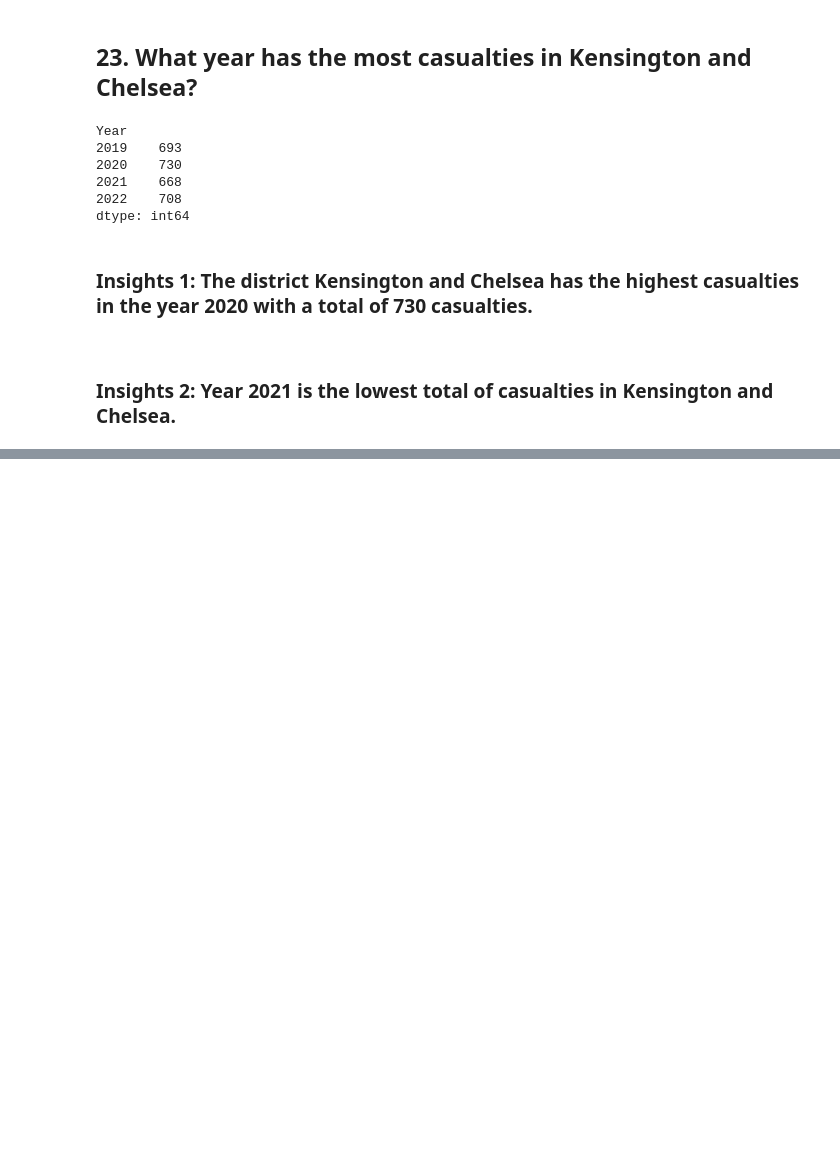
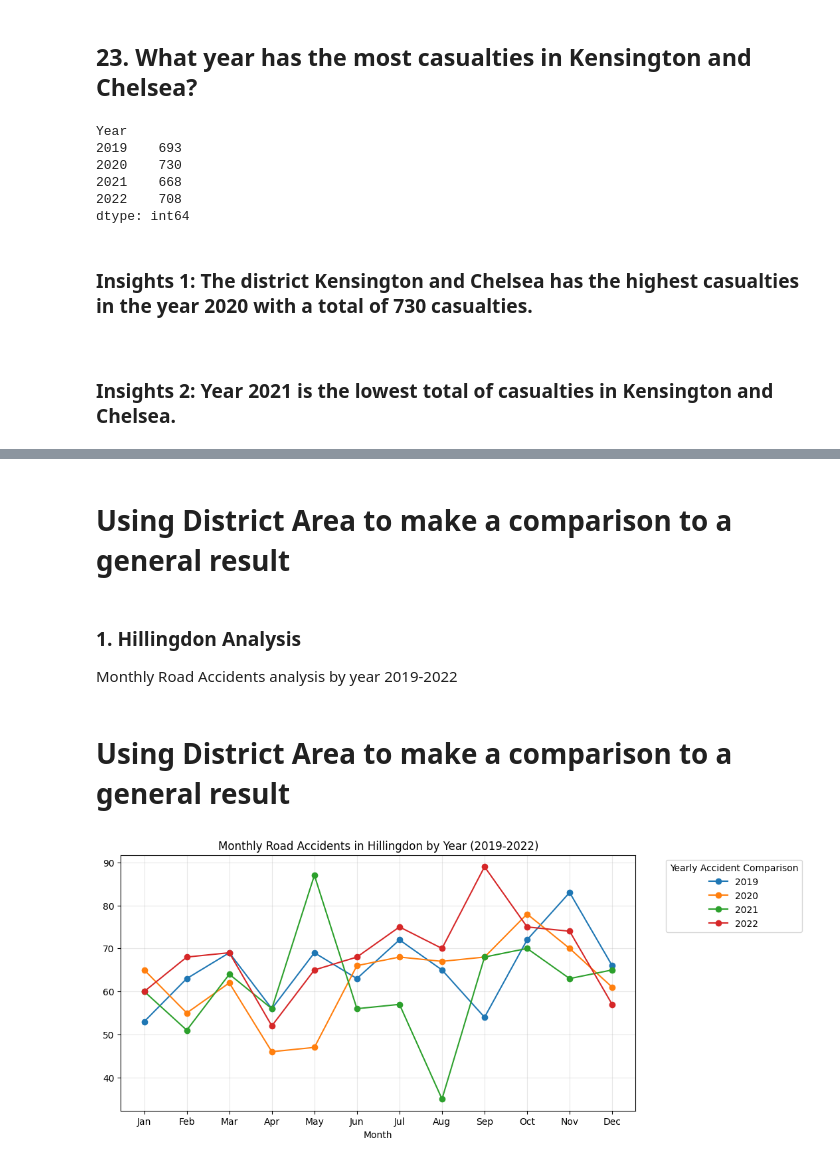
Before and after one commit to GelaLela/ELEC303_DATA_ANALYTICS_ACT2_REMOJOANGELA, a Jupyter notebook: Activity2.ipynb, the cells around one changed output, grey strips where cells are left out. Saved outputs shown, nothing was run; the diff lists cells and outputs as text; code cells hidden in the pictures; blank space fills up the shorter version.

```diff
--- a/Activity2.ipynb
+++ b/Activity2.ipynb
@@ -492,0 +574,25 @@ dtype: int64
+# %% [markdown]
+<h1>Using District Area to make a comparison to a general result</h1>
+# %% [markdown]
+<h3>1. Hillingdon Analysis</h3>
+<p>Monthly Road Accidents analysis by year 2019-2022</p>
+# %% [markdown]
+<h1>Using District Area to make a comparison to a general result</h1>
+# %%
+Hillingdon_df = roadacc[roadacc['District Area'] == 'Hillingdon']
+
+monthly_Hillingdondata = Hillingdon_df.groupby(['Year', 'Month']).size()
+
+monthly_Hillingdondata = monthly_Hillingdondata.unstack(level=0)
+
+monthly_Hillingdondata.plot(
+    marker='o',
+    figsize=(10, 5),
+    title='Monthly Road Accidents in Hillingdon by Year (2019-2022)'
+)
+plt.xticks(range(1, 13), ['Jan','Feb','Mar','Apr','May','Jun','Jul','Aug','Sep','Oct','Nov','Dec'])
+plt.legend(title='Yearly Accident Comparison', bbox_to_anchor = (1.05,1), loc='upper left')
+plt.grid(alpha=0.3)
+plt.show()
+# %% [output]
+[figure, added]
```
Also changed, not shown: parts of 18 cells of this notebook.
